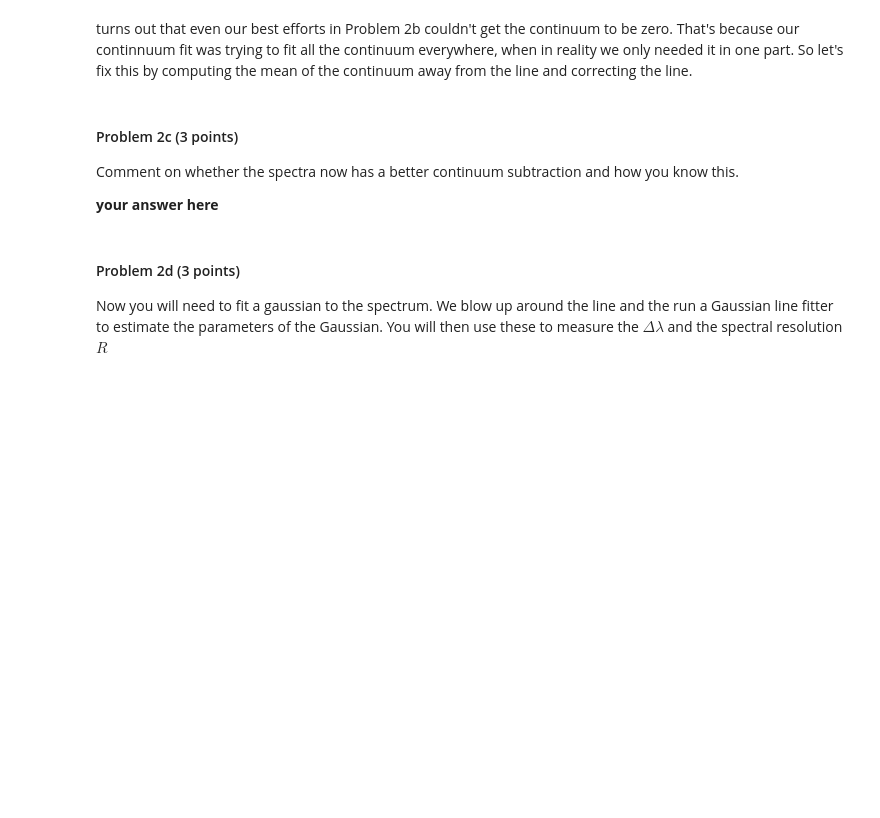
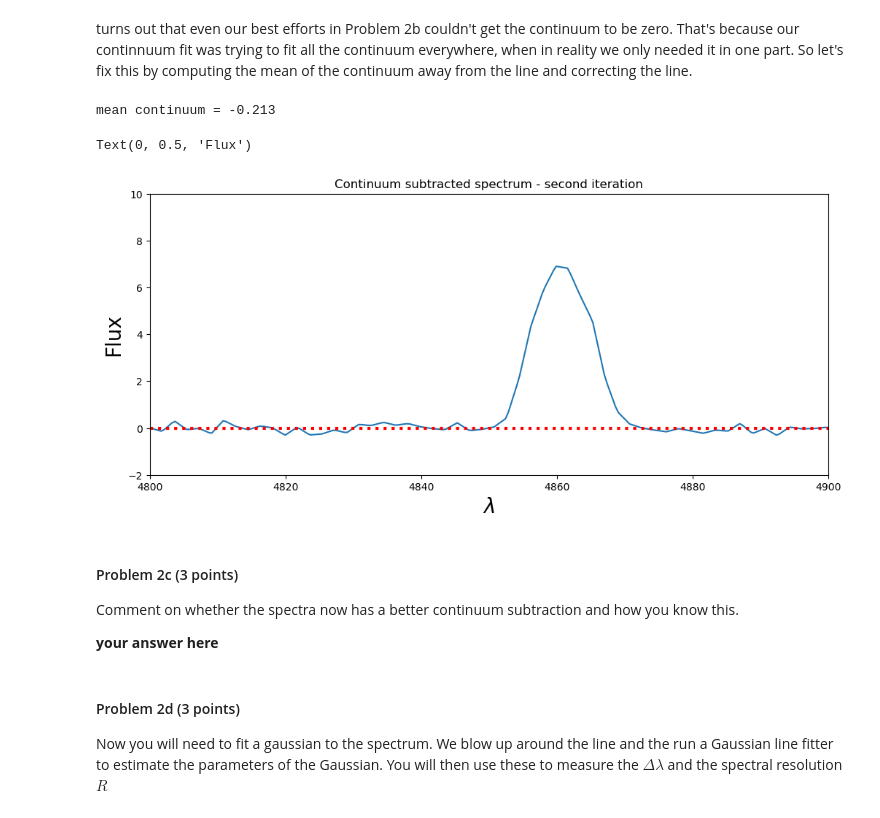
Before and after one commit to mikeweebs/Analysis_real_spectra_student, a Jupyter notebook: analysis_real_spectra.student.ipynb, the cells around one changed output. Saved outputs shown, nothing was run; the diff lists cells and outputs as text; code cells hidden in the pictures; blank space fills up the shorter version.

```diff
--- a/analysis_real_spectra.student.ipynb
+++ b/analysis_real_spectra.student.ipynb
@@ -289,26 +305,30 @@ turns out that even our best efforts in Problem 2b couldn't get the continuum to
 # %%
 #compute the average of a region away from the line using the zoom in above
 #*********************
 #your code here
 #find the region with a boolean array
 contlam = (specm57.wavelength>4800 *u.Angstrom) & (specm57.wavelength<4840 * u.Angstrom)
 
 #now compute the average of the continuum subtracted spectrum in that region and print it out.
-meancont =
+meancont = np.mean(contsubspec[contlam])
 print('mean continuum = %5.3f' % meancont)
 
 #now correct the continuum subtracted spectrum by that amount
 contsubspec -= meancont
 
 #first zoom in on the Hbeta line
 f,ax = plt.subplots(figsize=(12,5))
 ax.plot(specm57.wavelength, contsubspec, label='continuum subtracted data')
 ax.set_title("Continuum subtracted spectrum - second iteration")
 ax.set_xlim(4800,4900)
 ax.set_ylim(-2,10)
 ax.axhline(0.0,color='red',linestyle=':',linewidth=3,label='zero for reference')
 ax.set_xlabel("$\lambda$",fontsize=20)
 ax.set_ylabel("Flux",fontsize=20)
+# %% [output]
+mean continuum = -0.213
+Text(0, 0.5, 'Flux')
+[figure, added]
 # %% [markdown]
 #### Problem 2c (3 points)
 Comment on whether the spectra now has a better continuum subtraction and how you know this.
```
Also changed, not shown: parts of 6 cells of this notebook.
